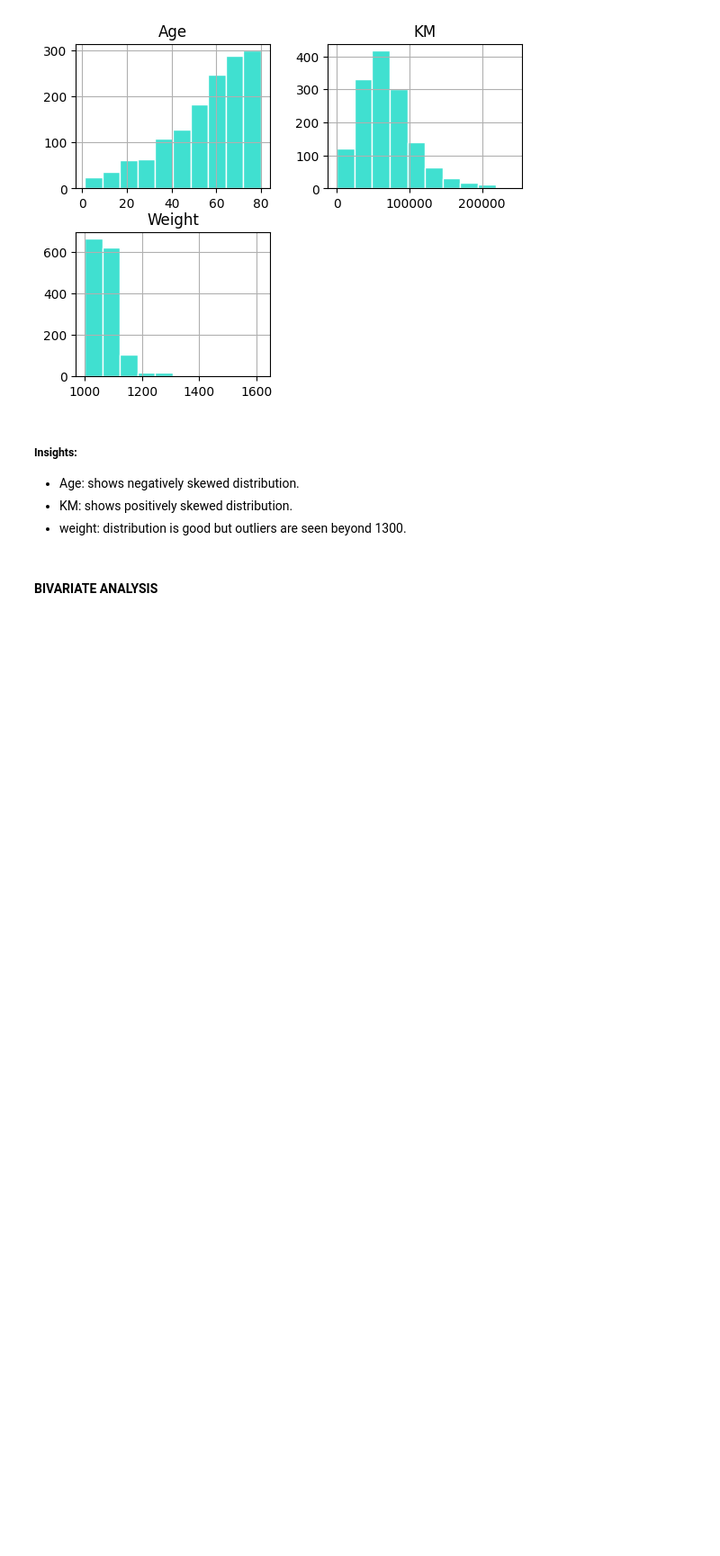
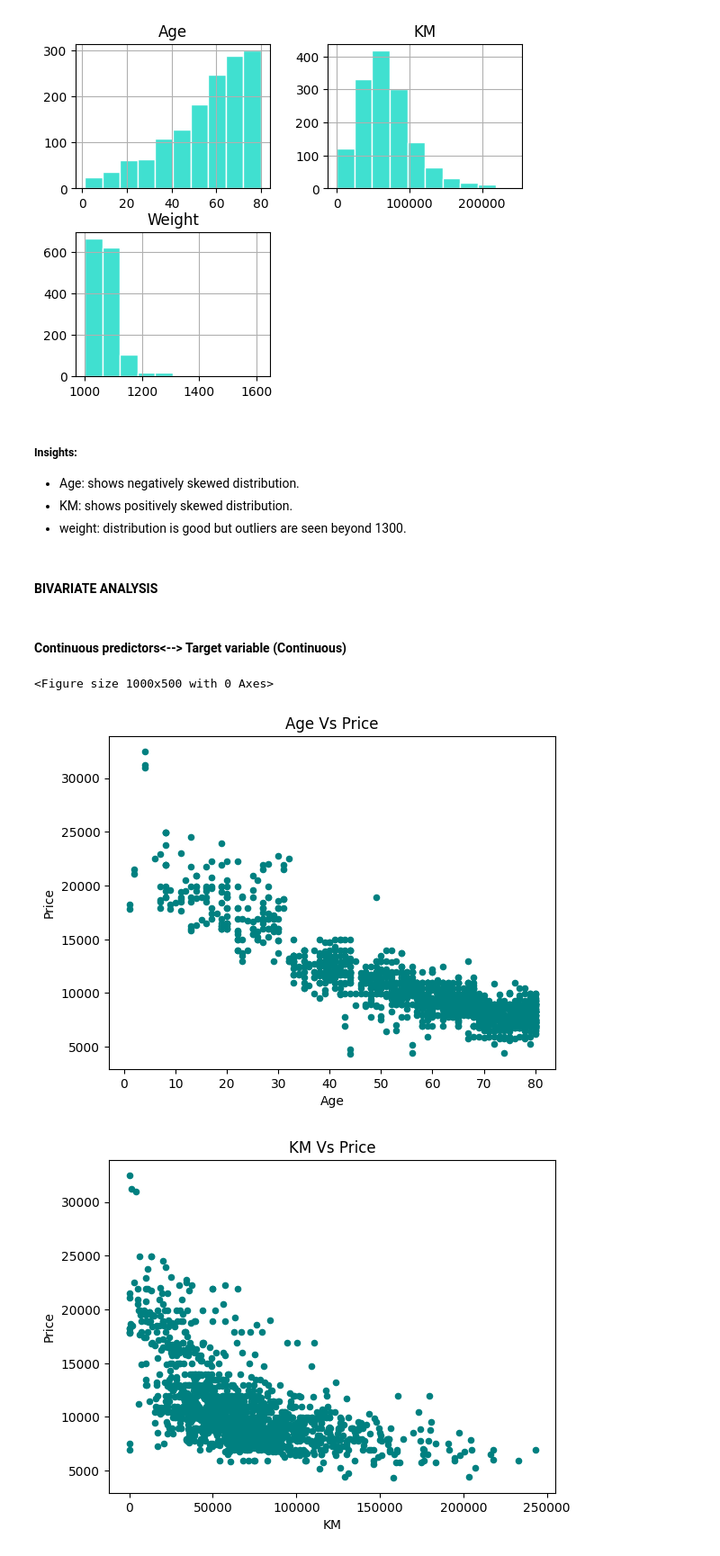
Before and after one commit to shanusaras/Deep_Learning_projects, a Jupyter notebook: Car_price_prediction/Car_price_prediction.ipynb, the cells around one changed output. Shown at 90% size. Drawn from its saved outputs; the diff is of its cells as text; code cells hidden in the pictures; blank space fills up the shorter version.

Commit message:
All the continuous and categorical input variables are visually explored with the target.  Some useful trends and insights are driven from the scatterplots and boxplots.

```diff
--- a/Car_price_prediction/Car_price_prediction.ipynb
+++ b/Car_price_prediction/Car_price_prediction.ipynb
@@ -413,3 +413,17 @@ plt.show()
 - weight: distribution is good but outliers are seen beyond 1300.
 # %% [markdown]
 #### **BIVARIATE ANALYSIS**
+# %% [markdown]
+#### **Continuous predictors<--> Target variable (Continuous)**
+# %%
+# scatter plot is used to show the relationship between continuous features
+
+plt.figure(figsize= (10, 5))
+for column in continuous_features:
+  data.plot.scatter(x= column, y= 'Price', color= 'teal', title= column+ " Vs " +"Price")
+
+plt.show()
+# %% [output]
+<Figure size 1000x500 with 0 Axes>
+[figure, added]
+[figure, added]
```
Also changed, not shown: parts of 5 cells of this notebook.
